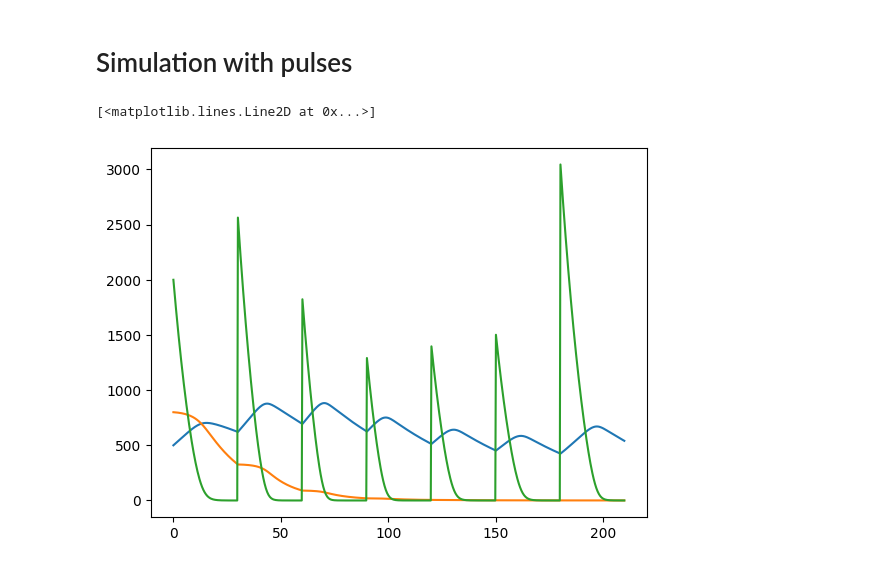
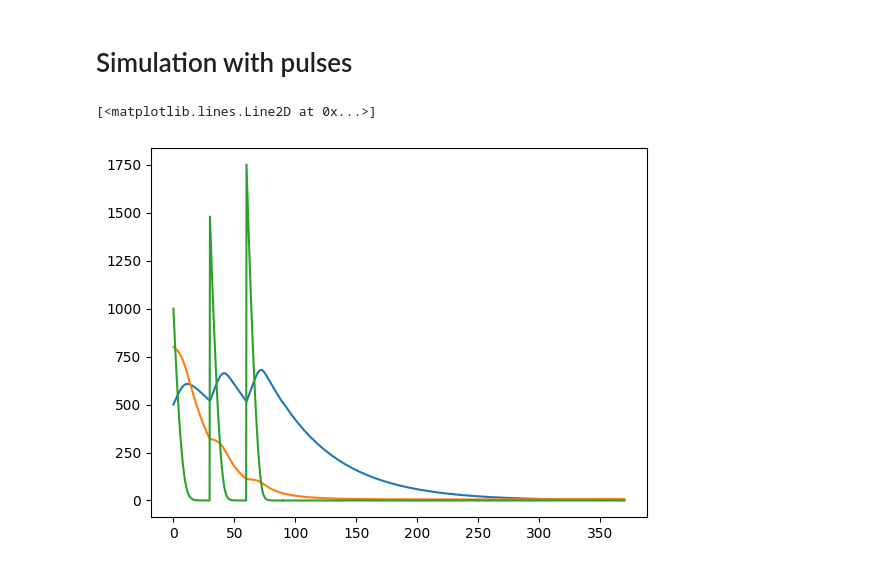
Before and after one commit to linh-phuong/pulsation, a Jupyter notebook: toymodels/toymodel1.ipynb, the cells around one changed output. Drawn from its saved outputs; the diff is of its cells as text; code cells hidden in the pictures.

```diff
--- a/toymodels/toymodel1.ipynb
+++ b/toymodels/toymodel1.ipynb
@@ -395,17 +389,23 @@ Text(0.5, 1.0, 'Carcasses')
 # %%
 pars = Config(dict(muC=2e-2, muH=3e-4, eH=0.3, aH=1e-4, ThH=7,
                         eU=0.3, aU=1e-3, ThU=5, rH=4e-3, K=3000, nu=7e-2, b = 0))
+rhs = lambda t, y: foodweb(y, pars, holling_ii_H, holling_ii_U)
 # %%
-y0 = [500, 800, 2000]
+y0 = [500, 800, 1000]
 pulse_freq = 30
 pulse_amp = 2000
-Tmax = 200
+Tmax = 90
 sol_pulse = simulation_with_pulse(foodweb, pulse_freq, pulse_amp, Tmax,
                                   y0, pars, holling_ii_H, holling_ii_U)
+tspan = np.linspace(Tmax, Tmax + 280)
+sol = solve_ivp(rhs, t_span = [Tmax, Tmax + 280], y0 = sol_pulse.y[-1, :], t_eval=tspan)
 # %%
 plt.plot(sol_pulse.t, sol_pulse.y[:, 0])
 plt.plot(sol_pulse.t, sol_pulse.y[:, 1])
 plt.plot(sol_pulse.t, sol_pulse.y[:, 2])
+plt.plot(sol.t, sol.y[0], color = "C0")
+plt.plot(sol.t, sol.y[1], color = "C1")
+plt.plot(sol.t, sol.y[2], color = "C2")
 # %% [output]
 [<matplotlib.lines.Line2D at 0x...>]
-[figure, old version]
+[figure, new version]
```
Also changed, not shown: parts of 14 cells of this notebook, 7 other files.
